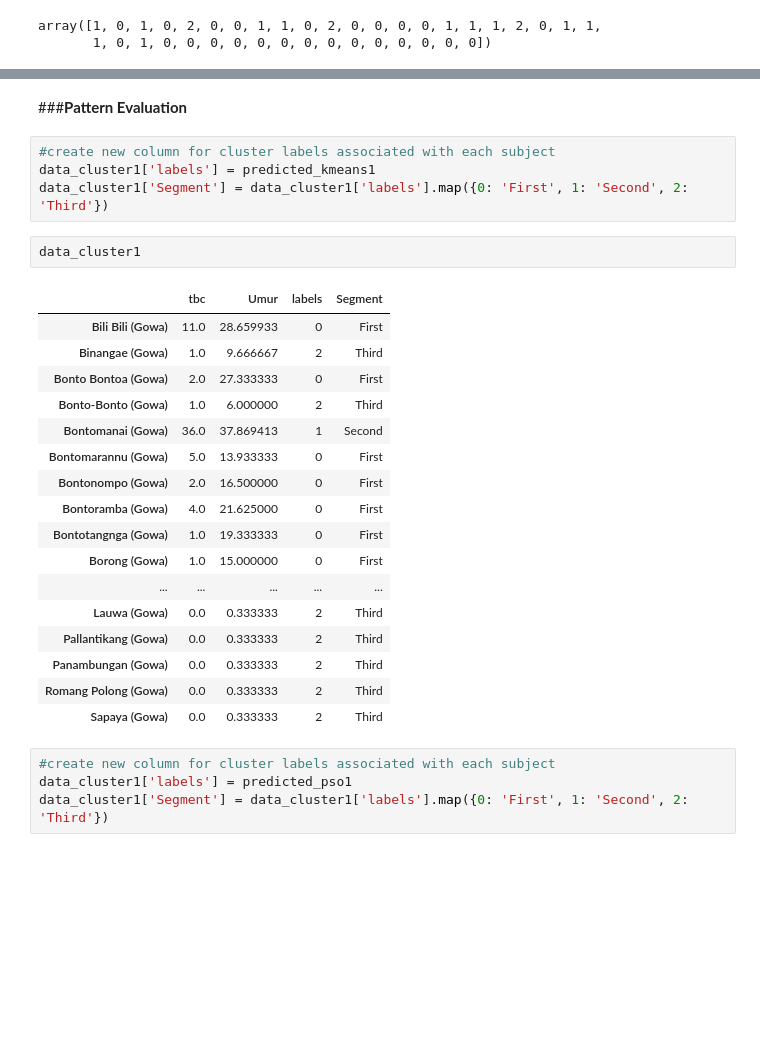
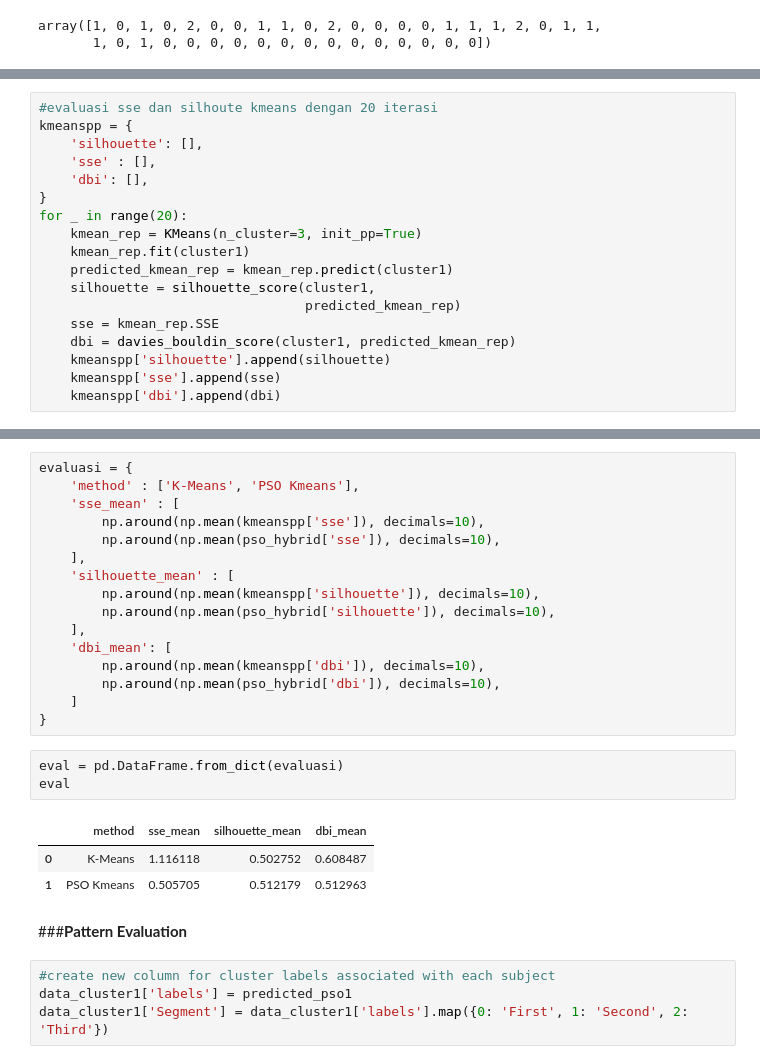
Before and after one commit to arusmiati/skripsi-clustering, a Jupyter notebook: main.ipynb, the cells around one changed output, grey strips where cells are left out. Cells and saved outputs as stored; diff of their text form; blank space fills up the shorter version.

Commit message:
update optimasi clustering

```diff
--- a/main.ipynb
+++ b/main.ipynb
@@ -1001,0 +897,18 @@ print(pso1.particles[0].r2)
+# %%
+#evaluasi sse dan silhoute kmeans dengan 20 iterasi
+kmeanspp = {
+    'silhouette': [],
+    'sse' : [],
+    'dbi': [],
+}
+for _ in range(20):
+    kmean_rep = KMeans(n_cluster=3, init_pp=True)
+    kmean_rep.fit(cluster1)
+    predicted_kmean_rep = kmean_rep.predict(cluster1)
+    silhouette = silhouette_score(cluster1,
+                                  predicted_kmean_rep)
+    sse = kmean_rep.SSE
+    dbi = davies_bouldin_score(cluster1, predicted_kmean_rep)
+    kmeanspp['silhouette'].append(silhouette)
+    kmeanspp['sse'].append(sse)
+    kmeanspp['dbi'].append(dbi)
@@ -1002,29 +964,28 @@ print(pso1.particles[0].r2)
+# %%
+evaluasi = {
+    'method' : ['K-Means', 'PSO Kmeans'],
+    'sse_mean' : [
+        np.around(np.mean(kmeanspp['sse']), decimals=10),
+        np.around(np.mean(pso_hybrid['sse']), decimals=10),
+    ],
+    'silhouette_mean' : [
+        np.around(np.mean(kmeanspp['silhouette']), decimals=10),
+        np.around(np.mean(pso_hybrid['silhouette']), decimals=10),
+    ],
+    'dbi_mean': [
+        np.around(np.mean(kmeanspp['dbi']), decimals=10),
+        np.around(np.mean(pso_hybrid['dbi']), decimals=10),
+    ]
+}
+# %%
+eval = pd.DataFrame.from_dict(evaluasi)
+eval
+# %% [output]
+|  | method | sse_mean | silhouette_mean | dbi_mean |
+| 0 | K-Means | 1.116118 | 0.502752 | 0.608487 |
+| 1 | PSO Kmeans | 0.505705 | 0.512179 | 0.512963 |
 # %% [markdown]
 ###**Pattern Evaluation**
-# %%
-#create new column for cluster labels associated with each subject
-data_cluster1['labels'] = predicted_kmeans1
-data_cluster1['Segment'] = data_cluster1['labels'].map({0: 'First', 1: 'Second', 2: 'Third'})
-# %%
-data_cluster1
-# %% [output]
-|  | tbc | Umur | labels | Segment |
-| Bili Bili (Gowa) | 11.0 | 28.659933 | 0 | First |
-| Binangae (Gowa) | 1.0 | 9.666667 | 2 | Third |
-| Bonto Bontoa (Gowa) | 2.0 | 27.333333 | 0 | First |
-| Bonto-Bonto (Gowa) | 1.0 | 6.000000 | 2 | Third |
-| Bontomanai (Gowa) | 36.0 | 37.869413 | 1 | Second |
-| Bontomarannu (Gowa) | 5.0 | 13.933333 | 0 | First |
-| Bontonompo (Gowa) | 2.0 | 16.500000 | 0 | First |
-| Bontoramba (Gowa) | 4.0 | 21.625000 | 0 | First |
-| Bontotangnga (Gowa) | 1.0 | 19.333333 | 0 | First |
-| Borong (Gowa) | 1.0 | 15.000000 | 0 | First |
-| ... | ... | ... | ... | ... |
-| Lauwa (Gowa) | 0.0 | 0.333333 | 2 | Third |
-| Pallantikang (Gowa) | 0.0 | 0.333333 | 2 | Third |
-| Panambungan (Gowa) | 0.0 | 0.333333 | 2 | Third |
-| Romang Polong (Gowa) | 0.0 | 0.333333 | 2 | Third |
-| Sapaya (Gowa) | 0.0 | 0.333333 | 2 | Third |
 # %%
 #create new column for cluster labels associated with each subject
 data_cluster1['labels'] = predicted_pso1
```
Also changed, not shown: parts of 86 cells of this notebook.
